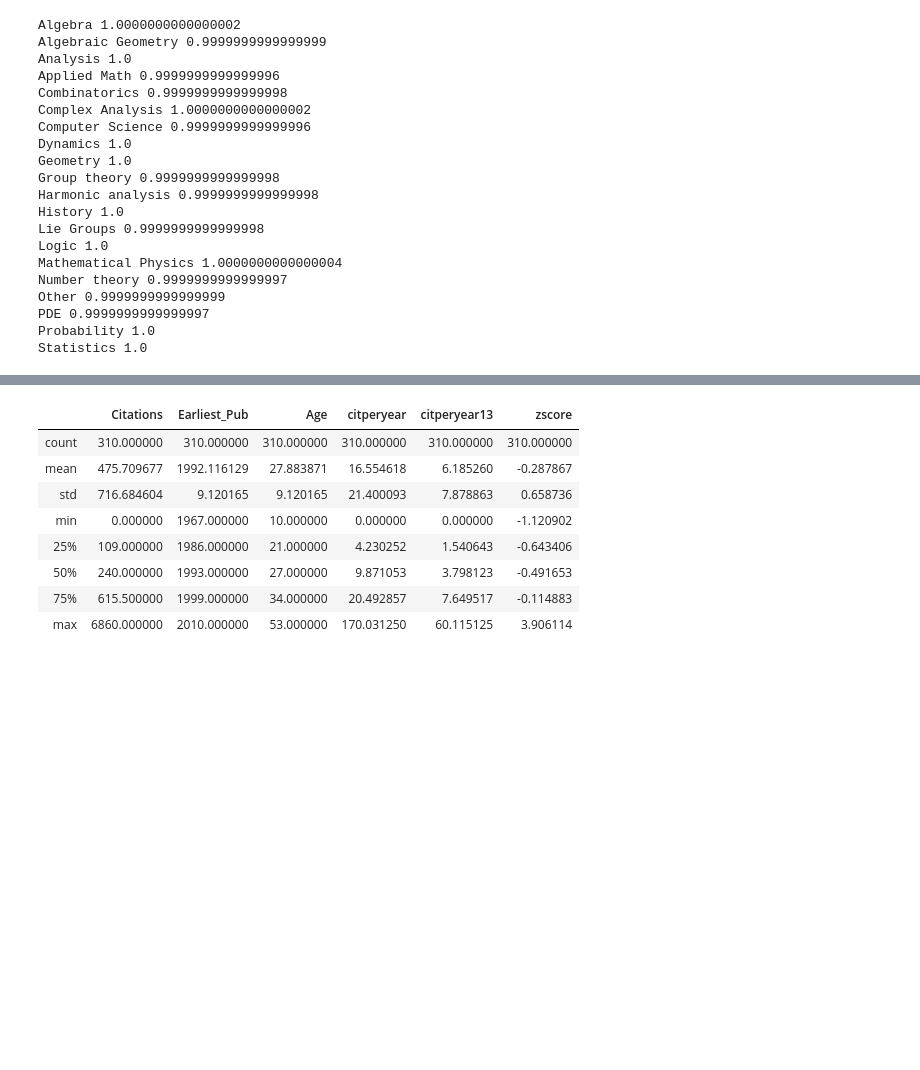
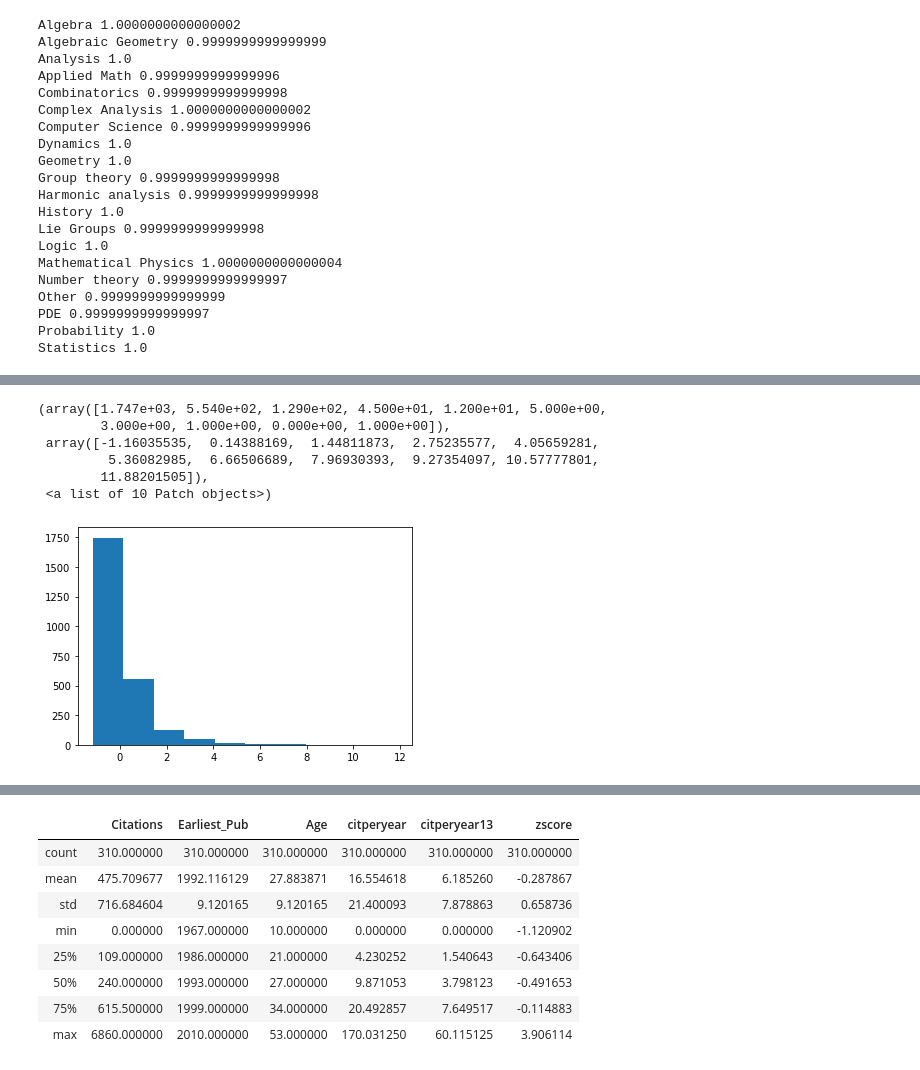
Before and after one commit to joshp112358/Differences, a Jupyter notebook: Calculations.ipynb, the cells around one changed output, grey strips where cells are left out. Cells and saved outputs as stored; diff of their text form; code cells hidden in the pictures; blank space fills up the shorter version.

```diff
--- a/Calculations.ipynb
+++ b/Calculations.ipynb
@@ -454,0 +471,11 @@ Text(0.5, 1.0, 'Boxplot of Z-scores vs Gender')
+# %%
+mmm = standardized[standardized["Gender"]=="Male"]
+plt.hist(mmm.zscore)
+# %% [output]
+(array([1.747e+03, 5.540e+02, 1.290e+02, 4.500e+01, 1.200e+01, 5.000e+00,
+        3.000e+00, 1.000e+00, 0.000e+00, 1.000e+00]),
+ array([-1.16035535,  0.14388169,  1.44811873,  2.75235577,  4.05659281,
+         5.36082985,  6.66506689,  7.96930393,  9.27354097, 10.57777801,
+        11.88201505]),
+ <a list of 10 Patch objects>)
+[figure, added]
```
Also changed, not shown: parts of 65 cells of this notebook, 1 other file.
